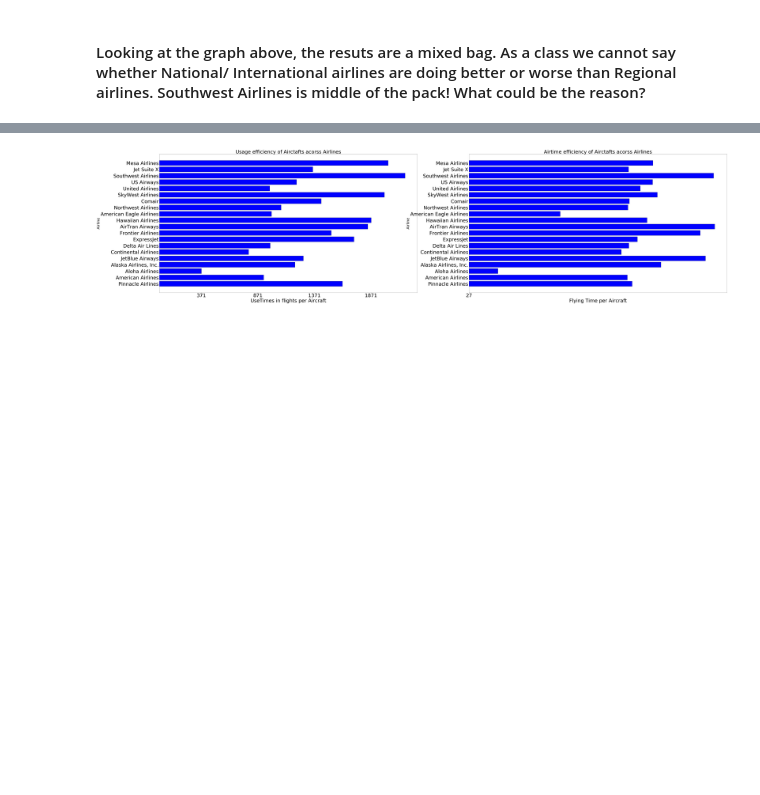
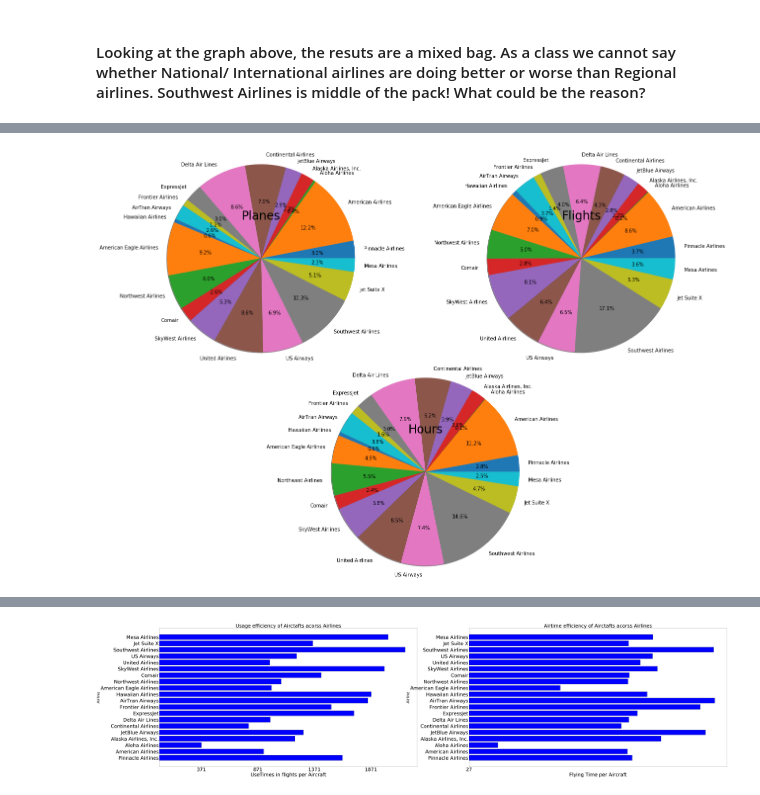
Before and after one commit to alphanp/NP_repository, a Jupyter notebook: cap1_final4.ipynb, the cells around one changed output, grey strips where cells are left out. Drawn from its saved outputs; the diff is of its cells as text; code cells hidden in the pictures; blank space fills up the shorter version.

```diff
--- a/cap1_final4.ipynb
+++ b/cap1_final4.ipynb
@@ -426,0 +455,21 @@ df_aircraft_stat
+# %%
+fig = plt.figure()
+labels=df_aircraft_stat['Airline']
+fracs1 = df_aircraft_stat['Plane_count']
+ax1 = fig.add_axes([0, 1.5, .5, .5], aspect=1)
+ax1.pie(fracs1, labels=labels, radius = 3.3,autopct='%1.1f%%', shadow=True, startangle=0)
+ax1.set_title('Planes',fontsize= 24)
+
+fracs2 = df_aircraft_stat['Flight_count']
+ax2 = fig.add_axes([1.5, 1.5, .5, .5], aspect=1)
+ax2.pie(fracs2, labels=labels, radius = 3.3,autopct='%1.1f%%', shadow=True, startangle=0)
+ax2.set_title('Flights',fontsize= 24)
+
+fracs3 = df_aircraft_stat['TimeInMotion']
+ax3 = fig.add_axes([0.77, 0, .5, .5], aspect=1)
+ax3.pie(fracs3, labels=labels, radius = 3.3,autopct='%1.1f%%', shadow=True, startangle=0)
+ax3.set_title('Hours',fontsize= 24)
+
+plt.show()
+# %% [output]
+[figure, added]
```
Also changed, not shown: parts of 50 cells of this notebook.
